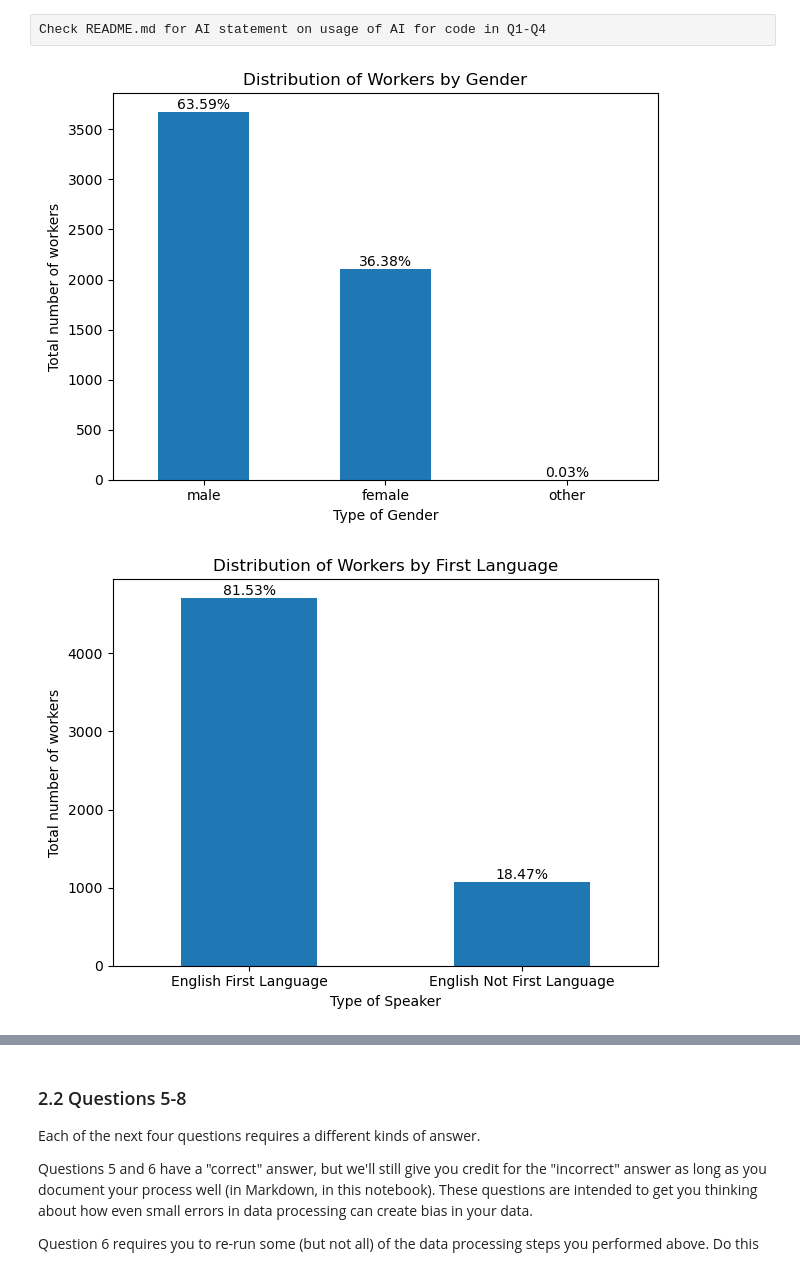
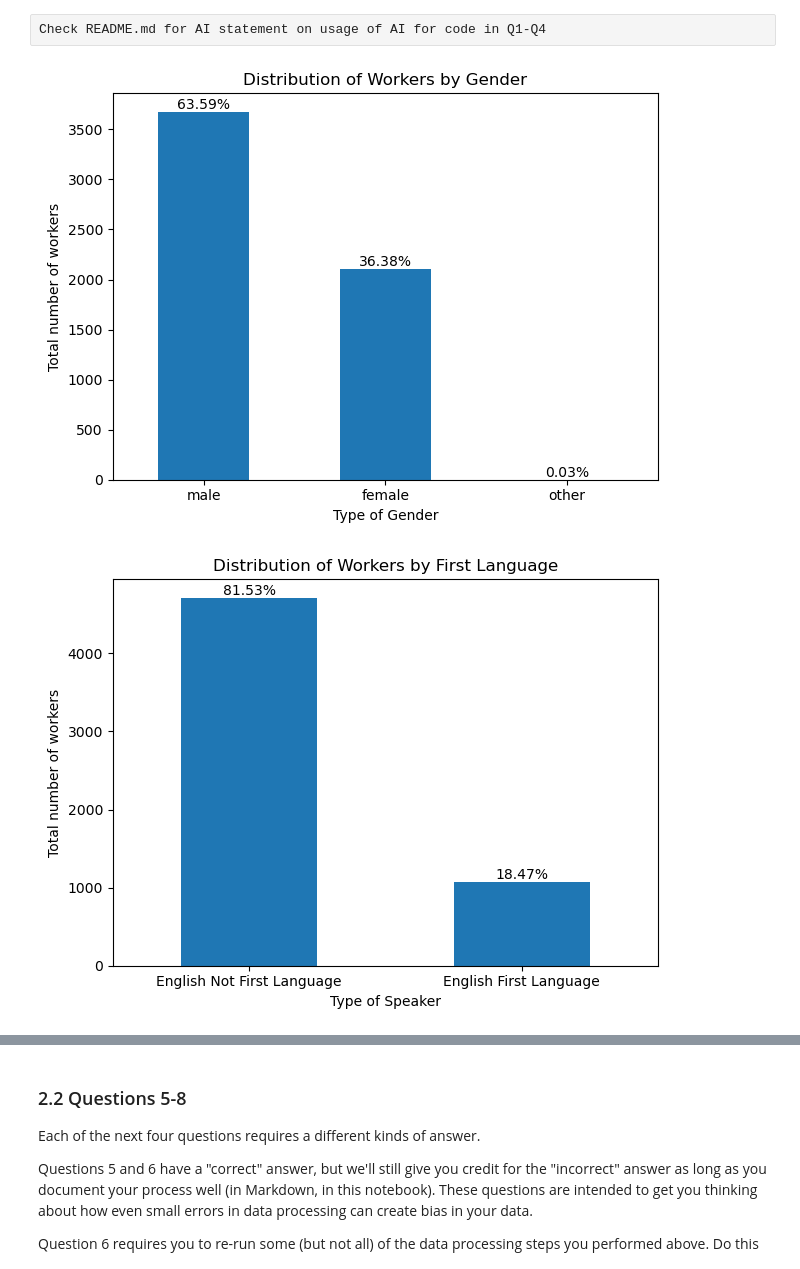
Before and after one commit to yureixas/hcde-410, a Jupyter notebook: A2/hcde410-a2.ipynb, the cells around one changed output, grey strips where cells are left out. Drawn from its saved outputs; the diff is of its cells as text; code cells hidden in the pictures.

```diff
--- a/A2/hcde410-a2.ipynb
+++ b/A2/hcde410-a2.ipynb
@@ -493,8 +493,8 @@ language_table = pd.DataFrame(data= language_data)
 
 
 language_table.index = language_table.index.map({
-    "0": "English First Language",
-    "1": "English Not First Language"
+    "0": "English Not First Language",
+    "1": "English First Language"
 })
 
 # Create bar chart
@@ -571,34 +571,34 @@ education_data = {
     "Number of Workers": by_education,
     "Percentage (%)": education_percentage
 }
 education_unsorted = pd.DataFrame(data=education_data)
 
 education_table = education_unsorted.sort_values(
     by="Number of Workers",
     ascending=True
 )
 
 
 ax = education_table["Number of Workers"].plot.barh(
     xlabel="Total number of workers",
     ylabel="Education Level Type",
     legend=False
 )
 
 for i, percentage in enumerate(education_table["Percentage (%)"]):
     ax.text(
         education_table["Number of Workers"].iloc[i],
         i,
         f"{percentage}%",
         va="center",
         ha="left"
     )
 plt.title("Distribution of Workers by Education Level")
 plt.tight_layout()
 plt.show()
 # %% [output]
 [figure]
-[figure, old version]
+[figure, new version]
 [figure]
 [figure]
 # %% [markdown]
```
Also changed, not shown: parts of 7 cells of this notebook, 2 other files.
